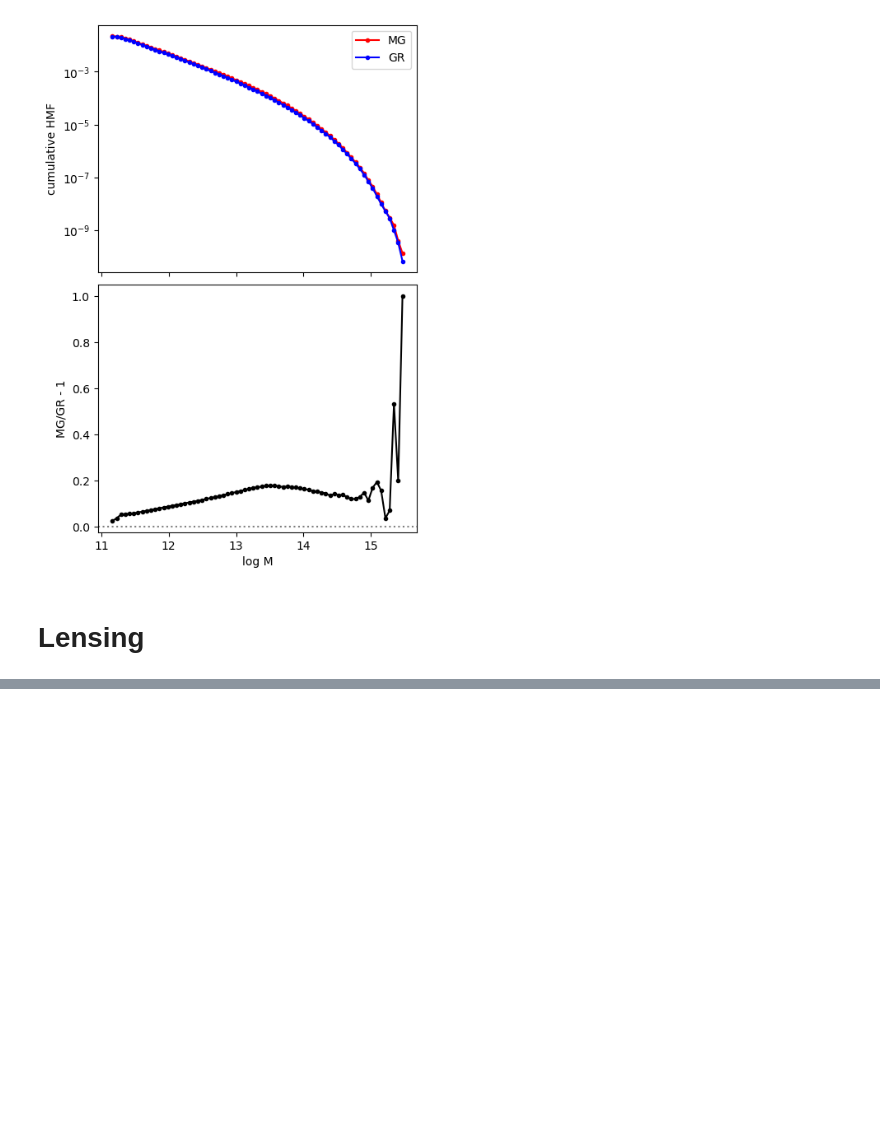
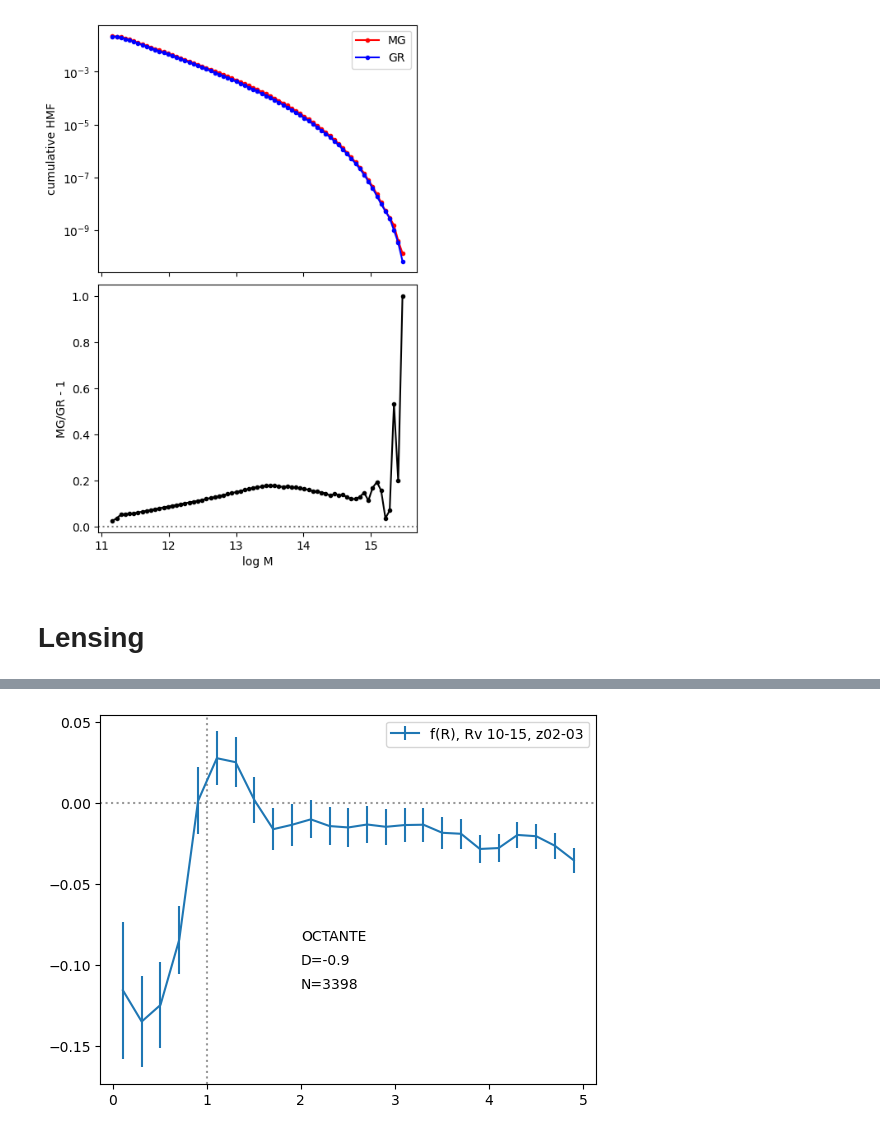
Before and after one commit to francaporaso/modified_gravity, a Jupyter notebook: tests.ipynb, the cells around one changed output, grey strips where cells are left out. Saved outputs shown, nothing was run; the diff lists cells and outputs as text; code cells hidden in the pictures; blank space fills up the shorter version.

```diff
--- a/tests.ipynb
+++ b/tests.ipynb
@@ -395,0 +424,13 @@ plt.scatter(L_fr[1],np.sin(np.pi*L_fr[2]/180.0),
+# %%
+plt.axhline(0, ls=':', c='gray',alpha=0.8)
+plt.axvline(1, ls=':', c='gray',alpha=0.8)
+
+plt.errorbar(R, S, eS, label='f(R), Rv 10-15, z02-03')
+plt.text(2, -0.1,'D=-0.9')
+plt.text(2, -0.115,'N=3398')
+plt.text(2, -0.085, 'OCTANTE')
+
+plt.legend()
+plt.show()
+# %% [output]
+[figure, added]
```
Also changed, not shown: parts of 21 cells of this notebook.
